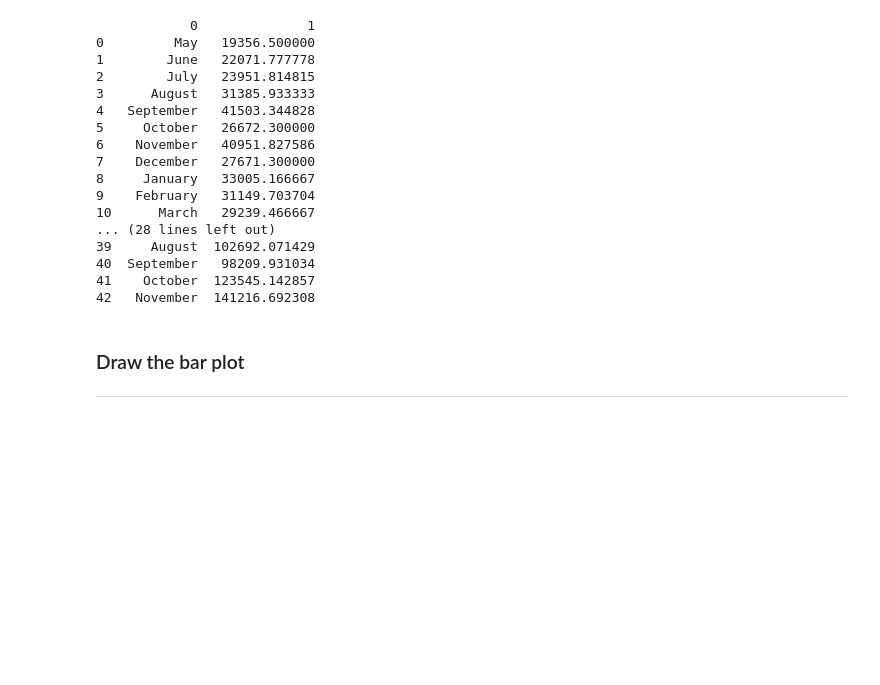
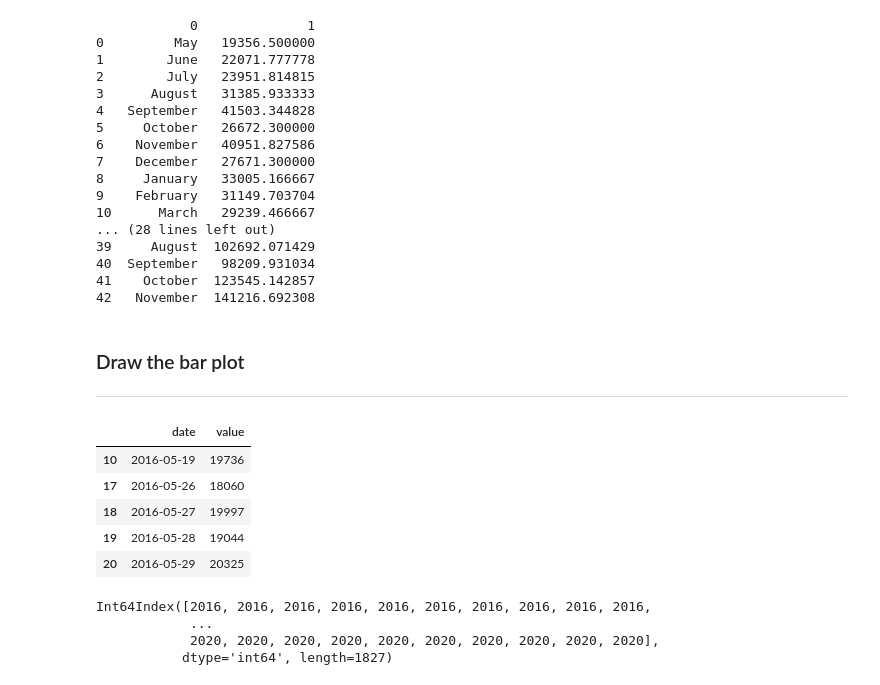
Before and after one commit to brunscii/pythonDataAnalysis, a Jupyter notebook: pageViewTimeSeries/pageView.ipynb, the cells around one changed output. Cells and saved outputs as stored; diff of their text form; code cells hidden in the pictures; blank space fills up the shorter version.

```diff
--- a/pageViewTimeSeries/pageView.ipynb
+++ b/pageViewTimeSeries/pageView.ipynb
@@ -211,0 +255,17 @@ def draw_bar_plot():
+# %%
+df.head()
+# %% [output]
+|  | date | value |
+| 10 | 2016-05-19 | 19736 |
+| 17 | 2016-05-26 | 18060 |
+| 18 | 2016-05-27 | 19997 |
+| 19 | 2016-05-28 | 19044 |
+| 20 | 2016-05-29 | 20325 |
+# %%
+days = pd.date_range( start = '1/1/2016', end='12/31/2020', freq='D' )
+print( days.year )
+# %% [output]
+Int64Index([2016, 2016, 2016, 2016, 2016, 2016, 2016, 2016, 2016, 2016,
+            ...
+            2020, 2020, 2020, 2020, 2020, 2020, 2020, 2020, 2020, 2020],
+           dtype='int64', length=1827)
```
Also changed, not shown: parts of 18 cells of this notebook, 7 other files.
